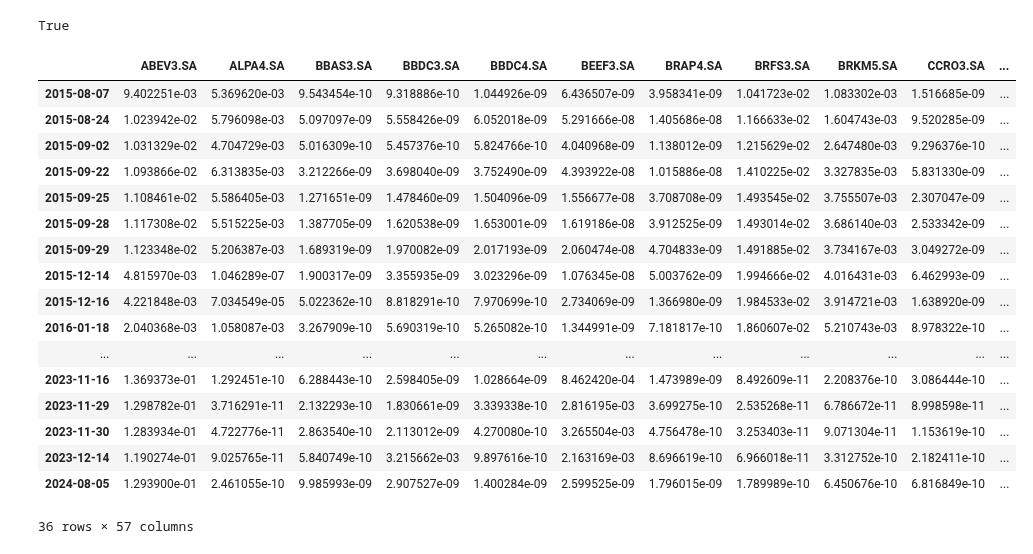
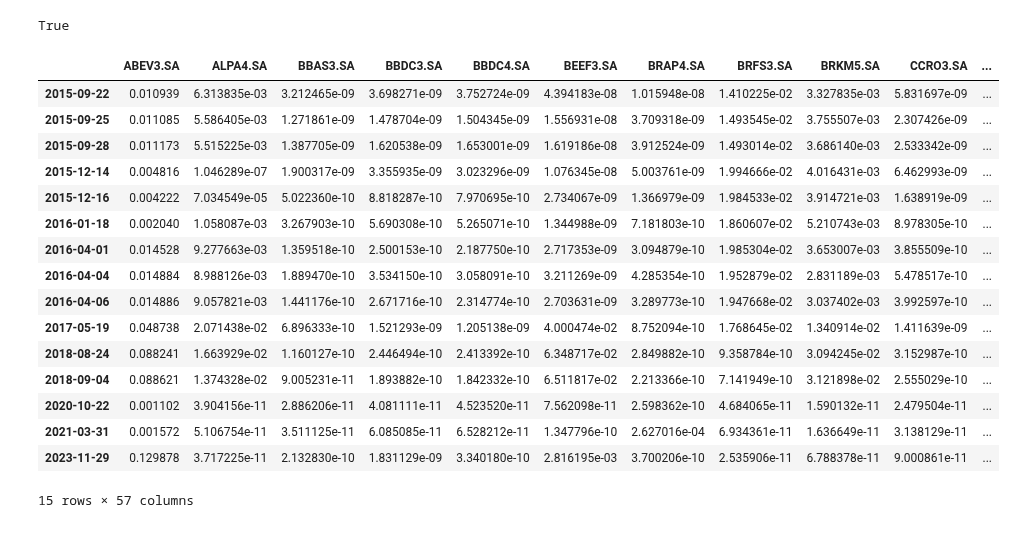
Before and after one commit to fea-dev-usp/quantamental-Dev_Wizards, a Jupyter notebook: backtesting.ipynb, the cells around one changed output. Cells and saved outputs as stored; diff of their text form; code cells hidden in the pictures.

```diff
--- a/backtesting.ipynb
+++ b/backtesting.ipynb
@@ -19,6 +7,5 @@ vbt.settings.portfolio.stats['incl_unrealized'] = True
 # %%
-import yfinance as yf
-
+import datetime as dt
 # Tirei a CIEL3, pois ela não está mais sendo negociada
 
 # ativos = pd.read_csv("./data/ativos_ibov/ativos.csv")['ativos'].to_list()
@@ -31,16 +18,37 @@ indicadores = pd.read_csv('./data/indicadores/indicadores_final.csv', index_col=
 
 # prices = yf.download(ativos, start=start, end=end)['Adj Close']
 prices = pd.read_csv('./data/ativos_ibov/prices_adj_close.csv', index_col='Date', parse_dates=True)
+
+prices = prices[prices.index <= dt.datetime(2023, 12, 30)]
+# %%
+limite_superior = 77
+limite_inferior = 23
+
+reotimizar = True
+
+sinal = pd.Series(index=indicadores.index)
+for data, indicador in indicadores.items():
+    if (indicador > limite_superior or indicador < limite_inferior):
+        if reotimizar:
+            sinal.loc[data] = 1
+        else:
+            sinal.loc[data] = 0
+        reotimizar = False
+    else:
+        sinal.loc[data] = 0
+        reotimizar = True
+
+indicadores_sinal = pd.concat([indicadores, sinal], axis=1)
 # %%
 # Alinhar os indicadores aos dias úteis dos preços
 # Obtemos o índice (datas) do DataFrame de preços
-prices_limite = prices[prices.index >= indicadores.index.min()]
+prices_limite = prices[prices.index >= indicadores_sinal.index.min()]
 business_days = prices_limite.index
 
 # Reindexar o DataFrame de indicadores para usar apenas os dias úteis dos preços
-indicadores = indicadores.reindex(business_days).ffill()
+indicadores_sinal = indicadores_sinal.reindex(business_days).ffill()
 
 # Verificar se os índices estão agora alinhados
-print(prices_limite.index.equals(indicadores.index))  # Deve retornar True se estiverem alinhados
+print(prices_limite.index.equals(indicadores_sinal.index)) # Deve retornar True se estiverem alinhados
 # %% [output]
 True
@@ -72,51 +71,51 @@ def optimization(prices, data):
     method_mu = 'hist'
     method_cov = 'ledoit'  # Usando Ledoit-Wolf shrinkage para tornar a matriz de cov positiva definida
 
     # Calculando as estatísticas dos ativos
     port.assets_stats(method_mu=method_mu, method_cov=method_cov)
 
     # Parâmetros da otimização
     model = 'Classic'
     rm = 'MV'
     obj = 'MinRisk'
     hist = True
     rf = 0
     l = 0
 
     # Otimizando o portfólio
     return port.optimization(model=model, rm=rm, obj=obj, rf=rf, l=l, hist=hist)
 
 prices.sort_index(inplace=True)
-indicadores_limite = indicadores[entries | exits]
+indicadores_limite = indicadores_sinal.loc[indicadores_sinal[0] == 1, 0]
 indicadores_limite.sort_index(inplace=True)
+
 
 pesos = pd.DataFrame()
 for data, entry in indicadores_limite.items():
     if entry:
         w = optimization(prices, data).T
         w.index = [data]
         pesos = pd.concat([pesos, w], axis=0)
 
 pesos
 # %% [output]
 |  | ABEV3.SA | ALPA4.SA | BBAS3.SA | BBDC3.SA | BBDC4.SA | BEEF3.SA | BRAP4.SA | BRFS3.SA | BRKM5.SA | CCRO3.SA | ... |
-| 2015-08-07 | 9.402251e-03 | 5.369620e-03 | 9.543454e-10 | 9.318886e-10 | 1.044926e-09 | 6.436507e-09 | 3.958341e-09 | 1.041723e-02 | 1.083302e-03 | 1.516685e-09 | ... |
-| 2015-08-24 | 1.023942e-02 | 5.796098e-03 | 5.097097e-09 | 5.558426e-09 | 6.052018e-09 | 5.291666e-08 | 1.405686e-08 | 1.166633e-02 | 1.604743e-03 | 9.520285e-09 | ... |
-| 2015-09-02 | 1.031329e-02 | 4.704729e-03 | 5.016309e-10 | 5.457376e-10 | 5.824766e-10 | 4.040968e-09 | 1.138012e-09 | 1.215629e-02 | 2.647480e-03 | 9.296376e-10 | ... |
-| 2015-09-22 | 1.093866e-02 | 6.313835e-03 | 3.212266e-09 | 3.698040e-09 | 3.752490e-09 | 4.393922e-08 | 1.015886e-08 | 1.410225e-02 | 3.327835e-03 | 5.831330e-09 | ... |
-| 2015-09-25 | 1.108461e-02 | 5.586405e-03 | 1.271651e-09 | 1.478460e-09 | 1.504096e-09 | 1.556677e-08 | 3.708708e-09 | 1.493545e-02 | 3.755507e-03 | 2.307047e-09 | ... |
-| 2015-09-28 | 1.117308e-02 | 5.515225e-03 | 1.387705e-09 | 1.620538e-09 | 1.653001e-09 | 1.619186e-08 | 3.912525e-09 | 1.493014e-02 | 3.686140e-03 | 2.533342e-09 | ... |
-| 2015-09-29 | 1.123348e-02 | 5.206387e-03 | 1.689319e-09 | 1.970082e-09 | 2.017193e-09 | 2.060474e-08 | 4.704833e-09 | 1.491885e-02 | 3.734167e-03 | 3.049272e-09 | ... |
-| 2015-12-14 | 4.815970e-03 | 1.046289e-07 | 1.900317e-09 | 3.355935e-09 | 3.023296e-09 | 1.076345e-08 | 5.003762e-09 | 1.994666e-02 | 4.016431e-03 | 6.462993e-09 | ... |
-| 2015-12-16 | 4.221848e-03 | 7.034549e-05 | 5.022362e-10 | 8.818291e-10 | 7.970699e-10 | 2.734069e-09 | 1.366980e-09 | 1.984533e-02 | 3.914721e-03 | 1.638920e-09 | ... |
-| 2016-01-18 | 2.040368e-03 | 1.058087e-03 | 3.267909e-10 | 5.690319e-10 | 5.265082e-10 | 1.344991e-09 | 7.181817e-10 | 1.860607e-02 | 5.210743e-03 | 8.978322e-10 | ... |
-| ... | ... | ... | ... | ... | ... | ... | ... | ... | ... | ... | ... |
-| 2023-11-16 | 1.369373e-01 | 1.292451e-10 | 6.288443e-10 | 2.598405e-09 | 1.028664e-09 | 8.462420e-04 | 1.473989e-09 | 8.492609e-11 | 2.208376e-10 | 3.086444e-10 | ... |
-| 2023-11-29 | 1.298782e-01 | 3.716291e-11 | 2.132293e-10 | 1.830661e-09 | 3.339338e-10 | 2.816195e-03 | 3.699275e-10 | 2.535268e-11 | 6.786672e-11 | 8.998598e-11 | ... |
-| 2023-11-30 | 1.283934e-01 | 4.722776e-11 | 2.863540e-10 | 2.113012e-09 | 4.270080e-10 | 3.265504e-03 | 4.756478e-10 | 3.253403e-11 | 9.071304e-11 | 1.153619e-10 | ... |
-| 2023-12-14 | 1.190274e-01 | 9.025765e-11 | 5.840749e-10 | 3.215662e-03 | 9.897616e-10 | 2.163169e-03 | 8.696619e-10 | 6.966018e-11 | 3.312752e-10 | 2.182411e-10 | ... |
-| 2024-08-05 | 1.293900e-01 | 2.461055e-10 | 9.985993e-09 | 2.907527e-09 | 1.400284e-09 | 2.599525e-09 | 1.796015e-09 | 1.789989e-10 | 6.450676e-10 | 6.816849e-10 | ... |
+| 2015-09-22 | 0.010939 | 6.313835e-03 | 3.212465e-09 | 3.698271e-09 | 3.752724e-09 | 4.394183e-08 | 1.015948e-08 | 1.410225e-02 | 3.327835e-03 | 5.831697e-09 | ... |
+| 2015-09-25 | 0.011085 | 5.586405e-03 | 1.271861e-09 | 1.478704e-09 | 1.504345e-09 | 1.556931e-08 | 3.709318e-09 | 1.493545e-02 | 3.755507e-03 | 2.307426e-09 | ... |
+| 2015-09-28 | 0.011173 | 5.515225e-03 | 1.387705e-09 | 1.620538e-09 | 1.653001e-09 | 1.619186e-08 | 3.912524e-09 | 1.493014e-02 | 3.686140e-03 | 2.533342e-09 | ... |
+| 2015-12-14 | 0.004816 | 1.046289e-07 | 1.900317e-09 | 3.355935e-09 | 3.023296e-09 | 1.076345e-08 | 5.003761e-09 | 1.994666e-02 | 4.016431e-03 | 6.462993e-09 | ... |
+| 2015-12-16 | 0.004222 | 7.034549e-05 | 5.022360e-10 | 8.818287e-10 | 7.970695e-10 | 2.734067e-09 | 1.366979e-09 | 1.984533e-02 | 3.914721e-03 | 1.638919e-09 | ... |
+| 2016-01-18 | 0.002040 | 1.058087e-03 | 3.267903e-10 | 5.690308e-10 | 5.265071e-10 | 1.344988e-09 | 7.181803e-10 | 1.860607e-02 | 5.210743e-03 | 8.978305e-10 | ... |
+| 2016-04-01 | 0.014528 | 9.277663e-03 | 1.359518e-10 | 2.500153e-10 | 2.187750e-10 | 2.717353e-09 | 3.094879e-10 | 1.985304e-02 | 3.653007e-03 | 3.855509e-10 | ... |
+| 2016-04-04 | 0.014884 | 8.988126e-03 | 1.889470e-10 | 3.534150e-10 | 3.058091e-10 | 3.211269e-09 | 4.285354e-10 | 1.952879e-02 | 2.831189e-03 | 5.478517e-10 | ... |
+| 2016-04-06 | 0.014886 | 9.057821e-03 | 1.441176e-10 | 2.671716e-10 | 2.314774e-10 | 2.703631e-09 | 3.289773e-10 | 1.947668e-02 | 3.037402e-03 | 3.992597e-10 | ... |
+| 2017-05-19 | 0.048738 | 2.071438e-02 | 6.896333e-10 | 1.521293e-09 | 1.205138e-09 | 4.000474e-02 | 8.752094e-10 | 1.768645e-02 | 1.340914e-02 | 1.411639e-09 | ... |
+| 2018-08-24 | 0.088241 | 1.663929e-02 | 1.160127e-10 | 2.446494e-10 | 2.413392e-10 | 6.348717e-02 | 2.849882e-10 | 9.358784e-10 | 3.094245e-02 | 3.152987e-10 | ... |
+| 2018-09-04 | 0.088621 | 1.374328e-02 | 9.005231e-11 | 1.893882e-10 | 1.842332e-10 | 6.511817e-02 | 2.213366e-10 | 7.141949e-10 | 3.121898e-02 | 2.555029e-10 | ... |
+| 2020-10-22 | 0.001102 | 3.904156e-11 | 2.886206e-11 | 4.081111e-11 | 4.523520e-11 | 7.562098e-11 | 2.598362e-10 | 4.684065e-11 | 1.590132e-11 | 2.479504e-11 | ... |
+| 2021-03-31 | 0.001572 | 5.106754e-11 | 3.511125e-11 | 6.085085e-11 | 6.528212e-11 | 1.347796e-10 | 2.627016e-04 | 6.934361e-11 | 1.636649e-11 | 3.138129e-11 | ... |
+| 2023-11-29 | 0.129878 | 3.717225e-11 | 2.132830e-10 | 1.831129e-09 | 3.340180e-10 | 2.816195e-03 | 3.700206e-10 | 2.535906e-11 | 6.788378e-11 | 9.000861e-11 | ... |
-36 rows × 57 columns
+15 rows × 57 columns
 # %%
 import bt
 import yfinance as yf
```
Also changed, not shown: parts of 6 cells of this notebook, 3 other files.
